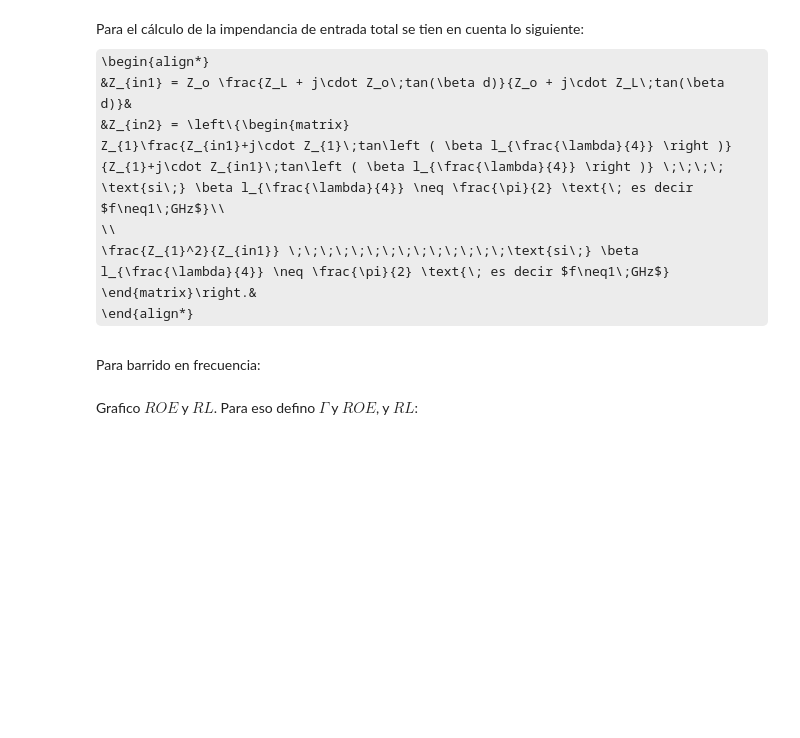
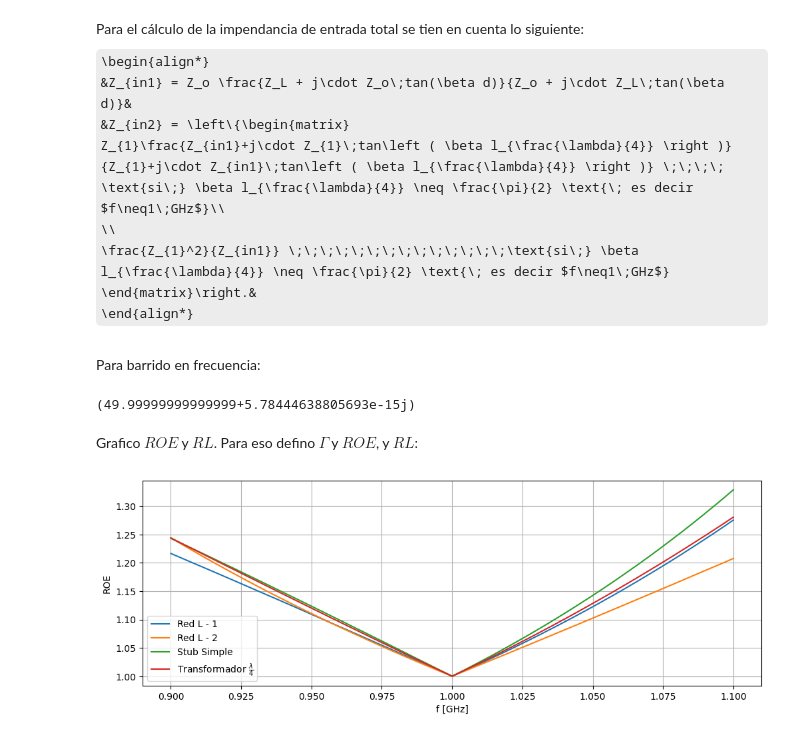
Before and after one commit to MilagrosMoutin/Microondas-TP2, a Jupyter notebook: Ejercicio2.ipynb, the cells around one changed output. Saved outputs shown, nothing was run; the diff lists cells and outputs as text; code cells hidden in the pictures; some formulas as TeX source; blank space fills up the shorter version.

```diff
--- a/Ejercicio2.ipynb
+++ b/Ejercicio2.ipynb
@@ -94,7 +94,7 @@ RedL_Zin_1 = lambda Zl, f: Ls*2*math.pi*f*1J + ((1/Zl) + (-1J/(Cp*2*math.pi*f))*
 RedL_Zin_2 = lambda Zl, f: (-1J/(Cs*2*math.pi*f)) + ((1/Zl) + (Lp*2*math.pi*f*1J)**-1)**-1
 #Chequeo que de ~50 Ohms a 1GHz
 ZL_RedL_1 = lambda f: RedL_Zin_1(R + 1J*2*math.pi*f*L,f)
-ZL_RedL_2 = lambda f: RedL_Zin_2(R + 1J*2*math.pi*f*L)
+ZL_RedL_2 = lambda f: RedL_Zin_2(R + 1J*2*math.pi*f*L,f)
 # %% [markdown]
 ## Diseño Stub Simple
 # %% [markdown]
@@ -177,7 +177,7 @@ Z_in_stubsimple = lambda G, B, B_stub: 1 / (G + B*1J - B_stub*1J)
 # %% [markdown]
 Para barrido en frecuencia:
 # %%
-ZL_stub_simple = lambda f: Z_in_stubsimple(G_stub_simple(R,1J*2*math.pi*f*L, beta_stubsimple(f)),B_stub_simple(R,1J*2*math.pi*f*L, beta_stubsimple(f)), B_stub_par(R,1J*2*math.pi*f*L, np.tan(d_stub_simple*beta_stubsimple(f))))
+ZL_stub_simple = lambda f: Z_in_stubsimple(G_stub_simple(R,2*math.pi*f*L, beta_stubsimple(f)),B_stub_simple(R,2*math.pi*f*L, beta_stubsimple(f)), B_stub_par(R,2*math.pi*f*L, np.tan(d_stub_simple*beta_stubsimple(f))))
 # %% [markdown]
 ## Stub Doble
 # %% [markdown]
@@ -271,14 +271,31 @@ Z_{1}\frac{Z_{in1}+j\cdot Z_{1}\;tan\left ( \beta l_{\frac{\lambda}{4}} \right )
 \end{align*}
 # %%
 beta_trans = lambda f,er: (2*math.pi*f) / (3*1e8/np.sqrt(er)) ##Esto es lo que hay que definir en base a si lo implemento con microcintas o que
-Zin_transf = lambda Z0, Zl, beta, d: Z0*(Zl + 1J*Z0*np.tan(beta*d)) / (Z0 + 1J*Zl*np.tan(beta*d)) if(beta*d != math.pi/2) else (Z0**2) / Zl
+Zin_transf = lambda Z0, Zl, beta, d: Z0*(Zl + 1J*Z0*np.tan(beta*d)) / (Z0 + 1J*Zl*np.tan(beta*d)) if(beta*d != (math.pi/2)).any() else (Z0**2) / Zl
 # %% [markdown]
 Para barrido en frecuencia:
 # %%
 ZL_trans = lambda f: Zin_transf(Z1, Zin_transf(Zo, R + 1J*L*2*math.pi*f, beta_trans(f,eef_trans_d), d_transf), beta_trans(f,eef_trans_d), l_trans)
+print(ZL_trans(1e9))
+# %% [output]
+(49.99999999999999+5.78444638805693e-15j)
 # %% [markdown]
 Grafico $ROE$ y $RL$. Para eso defino $\Gamma$ y $ROE$, y $RL$:
 # %%
-Gamma = lambda Zl : (Zl-Zo) / (Zl-Zo)
+Gamma = lambda Zl : (Zl-Zo) / (Zl+Zo)
 ROE = lambda r: (1+abs(r)) / (1-abs(r))
 RL = lambda r: -20*np.log(abs(r))
+# %%
+fig = plt.figure(figsize=(12,4))
+x = np.linspace(900*1e6, 1.1*1e9, 1000000)
+plt.grid()
+plt.plot(x*1e-9, ROE(Gamma(ZL_RedL_1(x))), label="Red L - 1")
+plt.plot(x*1e-9, ROE(Gamma(ZL_RedL_2(x))), label="Red L - 2")
+plt.plot(x*1e-9, ROE(Gamma(ZL_stub_simple(x))), label="Stub Simple")
+plt.plot(x*1e-9, ROE(Gamma(ZL_trans(x))), label=r"Transformador $\frac{\lambda}{4}$")
+plt.xlabel("f [GHz]")
+plt.ylabel("ROE")
+plt.legend()
+plt.show()
+# %% [output]
+[figure, added]
```
Also changed, not shown: parts of 1 cell of this notebook.
